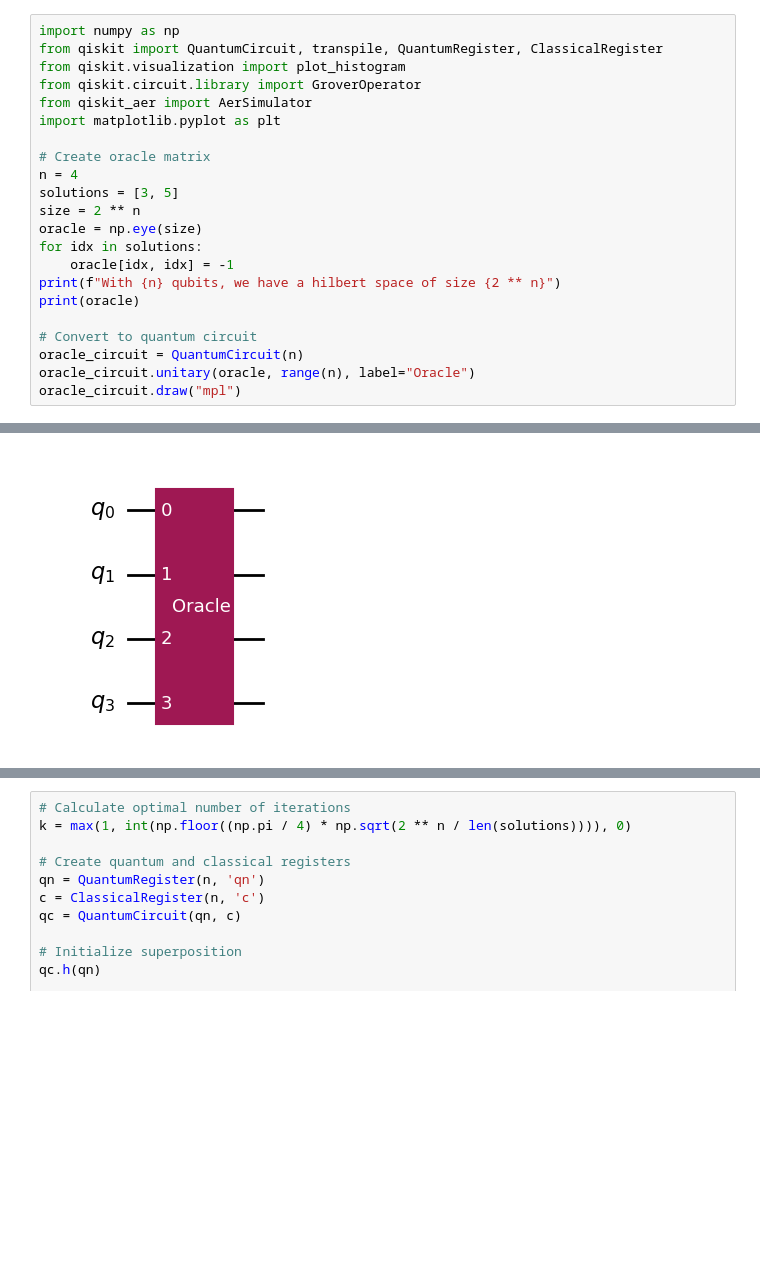
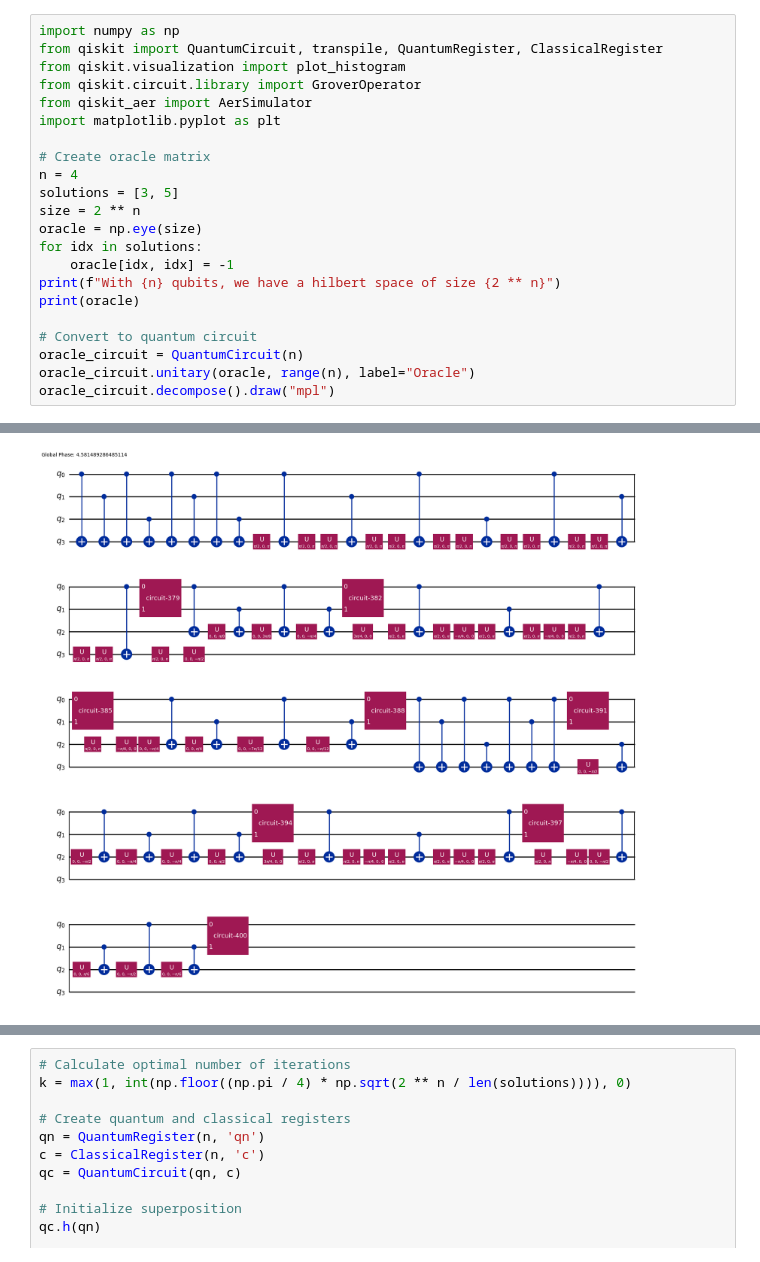
Before and after one commit to skingham/londonmet_quantum_tutorials, a Jupyter notebook: notebooks/week_3-grover.ipynb, the cells around one changed output, grey strips where cells are left out. Saved outputs shown, nothing was run; the diff lists cells and outputs as text; blank space fills up the shorter version.

```diff
--- a/notebooks/week_3-grover.ipynb
+++ b/notebooks/week_3-grover.ipynb
@@ -40,32 +72,32 @@ import matplotlib.pyplot as plt
 n = 4
 solutions = [3, 5]
 size = 2 ** n
 oracle = np.eye(size)
 for idx in solutions:
     oracle[idx, idx] = -1
 print(f"With {n} qubits, we have a hilbert space of size {2 ** n}")
 print(oracle)
 
 # Convert to quantum circuit
 oracle_circuit = QuantumCircuit(n)
 oracle_circuit.unitary(oracle, range(n), label="Oracle")
-oracle_circuit.draw("mpl")
+oracle_circuit.decompose().draw("mpl")
 # %% [output]
 With 4 qubits, we have a hilbert space of size 16
 [[ 1.  0.  0.  0.  0.  0.  0.  0.  0.  0.  0.  0.  0.  0.  0.  0.]
  [ 0.  1.  0.  0.  0.  0.  0.  0.  0.  0.  0.  0.  0.  0.  0.  0.]
  [ 0.  0.  1.  0.  0.  0.  0.  0.  0.  0.  0.  0.  0.  0.  0.  0.]
  [ 0.  0.  0. -1.  0.  0.  0.  0.  0.  0.  0.  0.  0.  0.  0.  0.]
  [ 0.  0.  0.  0.  1.  0.  0.  0.  0.  0.  0.  0.  0.  0.  0.  0.]
  [ 0.  0.  0.  0.  0. -1.  0.  0.  0.  0.  0.  0.  0.  0.  0.  0.]
  [ 0.  0.  0.  0.  0.  0.  1.  0.  0.  0.  0.  0.  0.  0.  0.  0.]
  [ 0.  0.  0.  0.  0.  0.  0.  1.  0.  0.  0.  0.  0.  0.  0.  0.]
  [ 0.  0.  0.  0.  0.  0.  0.  0.  1.  0.  0.  0.  0.  0.  0.  0.]
  [ 0.  0.  0.  0.  0.  0.  0.  0.  0.  1.  0.  0.  0.  0.  0.  0.]
  [ 0.  0.  0.  0.  0.  0.  0.  0.  0.  0.  1.  0.  0.  0.  0.  0.]
  [ 0.  0.  0.  0.  0.  0.  0.  0.  0.  0.  0.  1.  0.  0.  0.  0.]
  [ 0.  0.  0.  0.  0.  0.  0.  0.  0.  0.  0.  0.  1.  0.  0.  0.]
  [ 0.  0.  0.  0.  0.  0.  0.  0.  0.  0.  0.  0.  0.  1.  0.  0.]
  [ 0.  0.  0.  0.  0.  0.  0.  0.  0.  0.  0.  0.  0.  0.  1.  0.]
  [ 0.  0.  0.  0.  0.  0.  0.  0.  0.  0.  0.  0.  0.  0.  0.  1.]]
-[figure, old version]
+[figure, new version]
```
Also changed, not shown: parts of 55 cells of this notebook, 3 other files.
